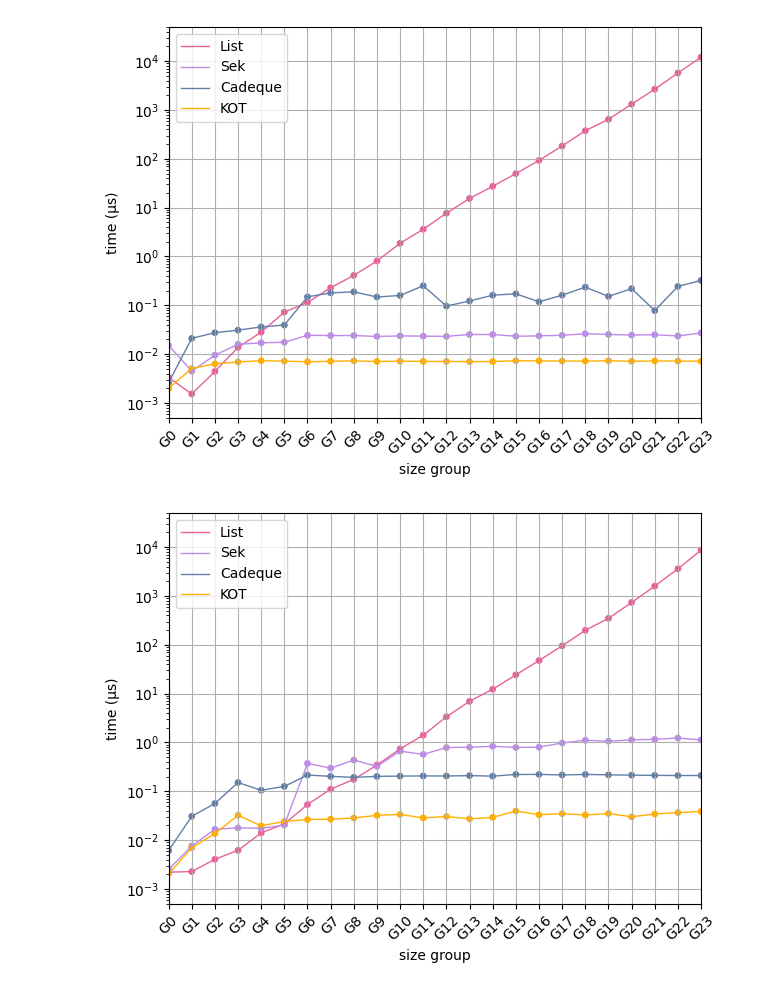
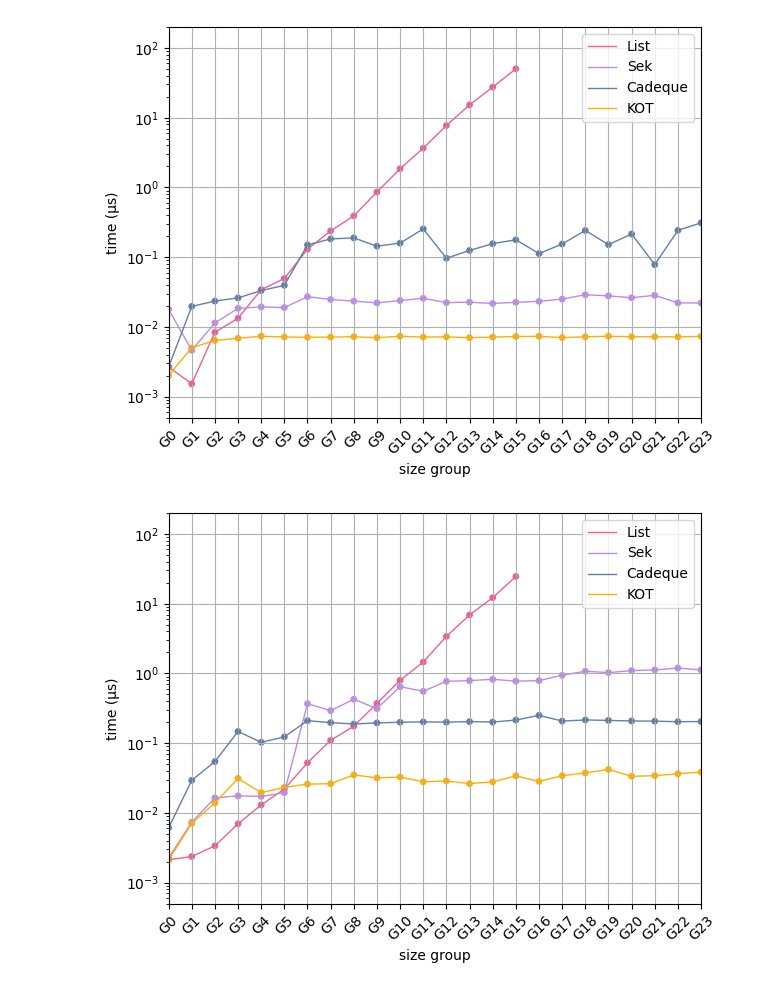
Before and after one commit to JulesViennotFranca/VerifiedCatenableDeque, a Jupyter notebook: bench/graphics.ipynb, the cells around one changed output. Cells and saved outputs as stored; diff of their text form; code cells hidden in the pictures.

```diff
--- a/bench/graphics.ipynb
+++ b/bench/graphics.ipynb
@@ -51,7 +51,7 @@ def make_time_data_2D(data, name):
     Y = []
     for time, repetition in zip(times, repetitions):
         if repetition == 0:
-            Y.append(0.)
+            Y.append(float('nan')) # use nan to denote absence of a value
         else:
             Y.append(time / repetition)
     return np.array(Y)
@@ -167,15 +167,15 @@ plot_time_data_2D("./tmp/inject.pdf", data, [list, sek, cadeque, kot], 5.0e4, sc
 # %%
 # Graph for eject
 data = concat_read_data([list, sek, cadeque, kot], "eject")
-plot_time_data_2D("./tmp/eject.pdf", data, [list, sek, cadeque, kot], 5.0e4, scale='log')
+plot_time_data_2D("./tmp/eject.pdf", data, [list, sek, cadeque, kot], 2.0e2, scale='log')
 # %% [output]
-[figure, old version]
+[figure, new version]
 # %%
 # Graph for concat (on the diagonal: the two arguments have roughly equal sizes)
 data = concat_read_data([list, sek, cadeque, kot], "concat-diagonal")
-plot_time_data_2D("./tmp/concat.pdf", data, [list, sek, cadeque, kot], 5.0e4, scale='log')
+plot_time_data_2D("./tmp/concat.pdf", data, [list, sek, cadeque, kot], 2.0e2, scale='log')
 # %% [output]
-[figure, old version]
+[figure, new version]
 # %%
 # Graph for concat
 data = concat_read_data([list, sek, cadeque, kot], "concat")
```
Also changed, not shown: parts of 4 cells of this notebook, 3 other files.
